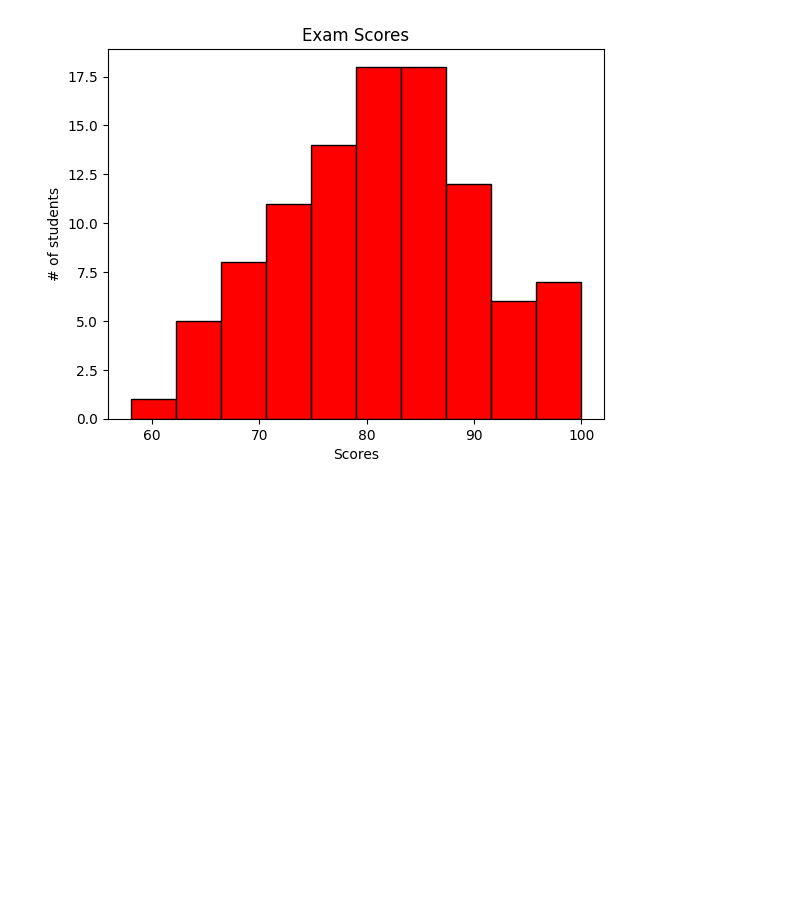
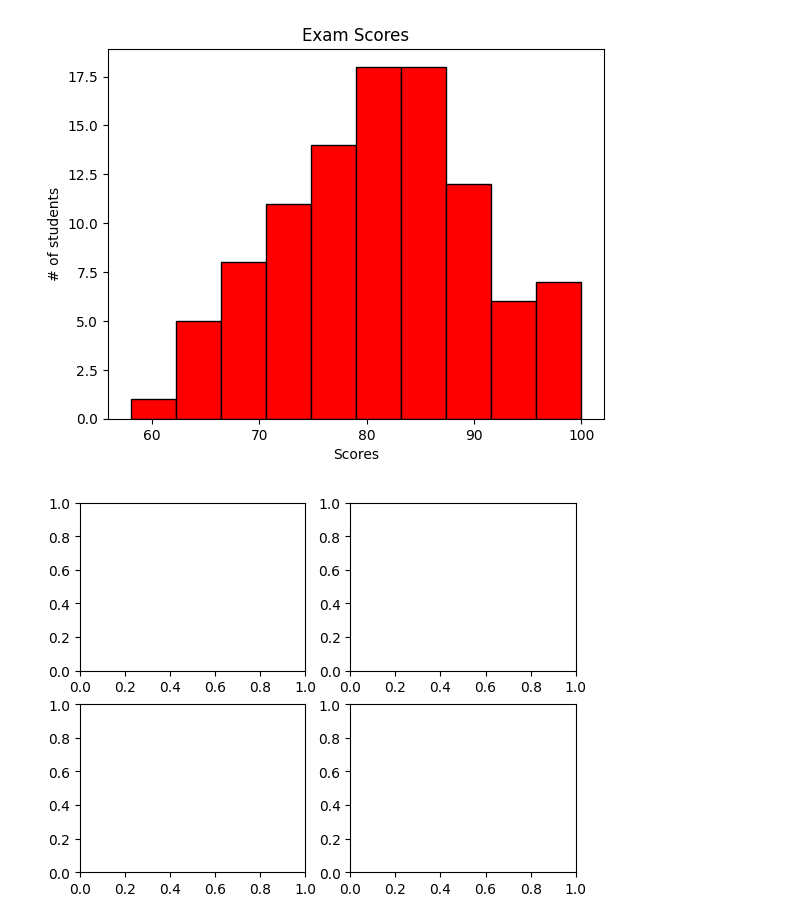
Before and after one commit to hasinduudara/Learn-Matplotlib, a Jupyter notebook: Matplotlib.ipynb, the cells around one changed output. Saved outputs shown, nothing was run; the diff lists cells and outputs as text; code cells hidden in the pictures; blank space fills up the shorter version.

```diff
--- a/Matplotlib.ipynb
+++ b/Matplotlib.ipynb
@@ -299,3 +299,12 @@ plt.ylabel("# of students")
 plt.show()
 # %% [output]
 [figure]
+# %%
+import matplotlib.pyplot as plt
+import numpy as np
+
+figure, axes = plt.subplots(2, 2)
+
+plt.show()
+# %% [output]
+[figure, added]
```
Also changed, not shown: parts of 1 cell of this notebook.
